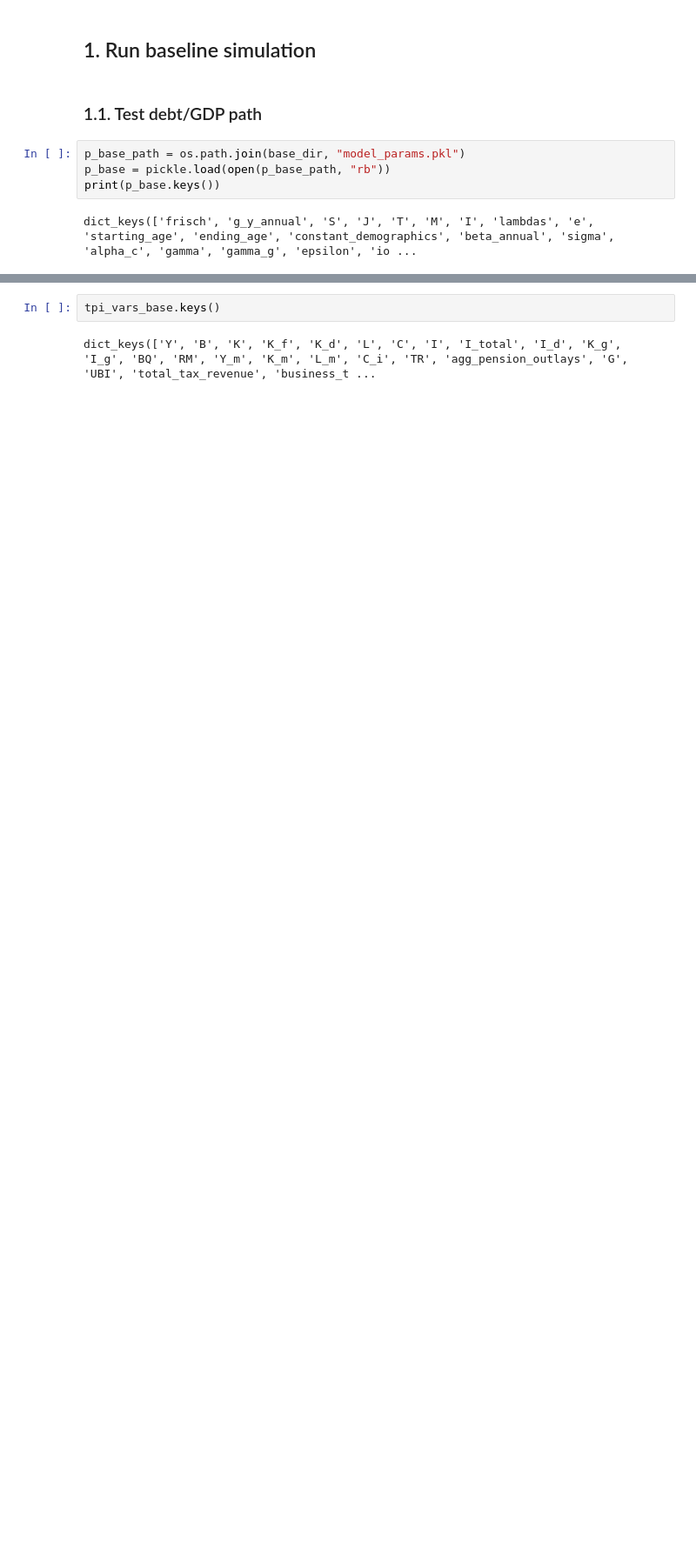
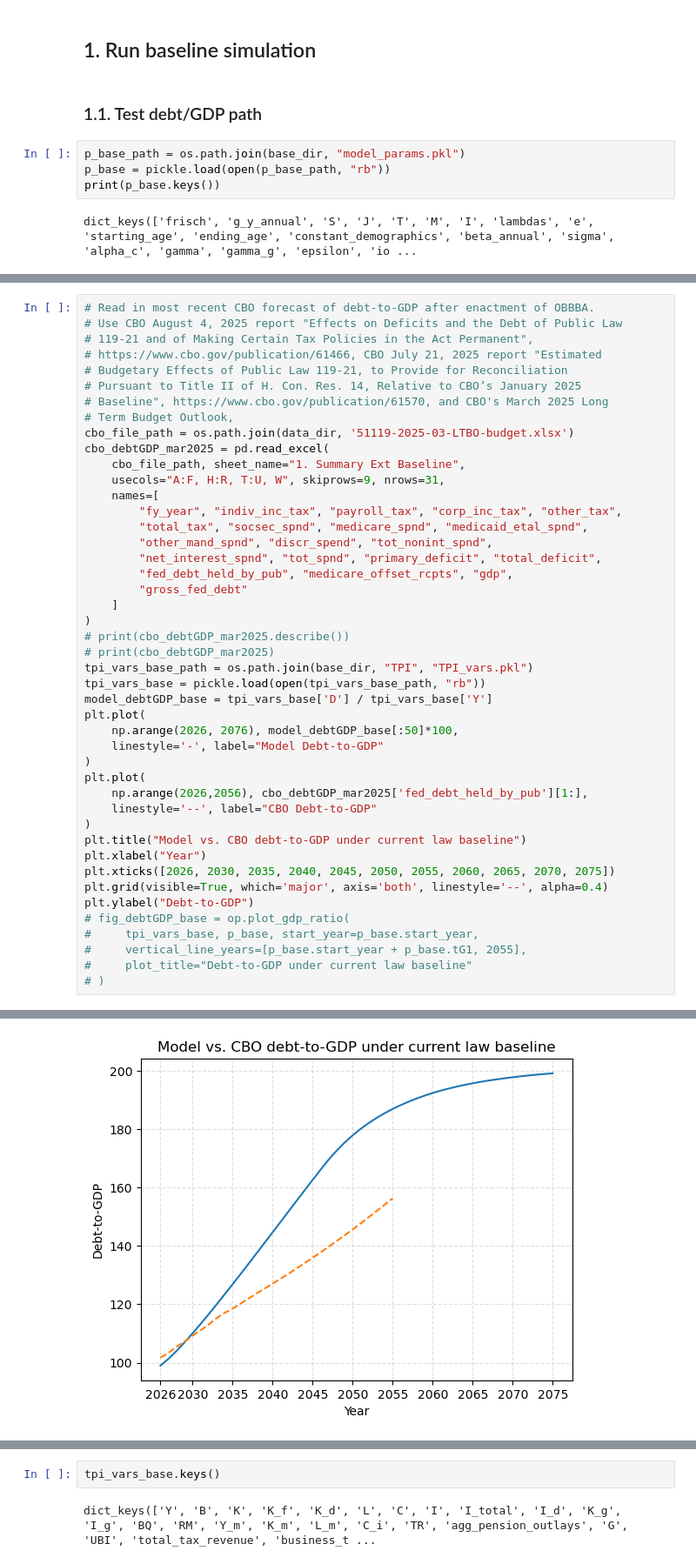
Before and after one commit to jdebacker/SS_MaxBen, a Jupyter notebook: code/ss_maxben.ipynb, the cells around one changed output, grey strips where cells are left out. Shown: that part at 87% size. Drawn from its saved outputs; the diff is of its cells as text; blank space fills up the shorter version.

Commit message:
Added data file and update Python files

```diff
--- a/code/ss_maxben.ipynb
+++ b/code/ss_maxben.ipynb
@@ -54,0 +45,46 @@ fig_debtGDP_base = op.plot_gdp_ratio(
+# %%
+# Read in most recent CBO forecast of debt-to-GDP after enactment of OBBBA.
+# Use CBO August 4, 2025 report "Effects on Deficits and the Debt of Public Law
+# 119-21 and of Making Certain Tax Policies in the Act Permanent",
+# https://www.cbo.gov/publication/61466, CBO July 21, 2025 report "Estimated
+# Budgetary Effects of Public Law 119-21, to Provide for Reconciliation
+# Pursuant to Title II of H. Con. Res. 14, Relative to CBO’s January 2025
+# Baseline", https://www.cbo.gov/publication/61570, and CBO's March 2025 Long
+# Term Budget Outlook,
+cbo_file_path = os.path.join(data_dir, '51119-2025-03-LTBO-budget.xlsx')
+cbo_debtGDP_mar2025 = pd.read_excel(
+    cbo_file_path, sheet_name="1. Summary Ext Baseline",
+    usecols="A:F, H:R, T:U, W", skiprows=9, nrows=31,
+    names=[
+        "fy_year", "indiv_inc_tax", "payroll_tax", "corp_inc_tax", "other_tax",
+        "total_tax", "socsec_spnd", "medicare_spnd", "medicaid_etal_spnd",
+        "other_mand_spnd", "discr_spend", "tot_nonint_spnd",
+        "net_interest_spnd", "tot_spnd", "primary_deficit", "total_deficit",
+        "fed_debt_held_by_pub", "medicare_offset_rcpts", "gdp",
+        "gross_fed_debt"
+    ]
+)
+# print(cbo_debtGDP_mar2025.describe())
+# print(cbo_debtGDP_mar2025)
+tpi_vars_base_path = os.path.join(base_dir, "TPI", "TPI_vars.pkl")
+tpi_vars_base = pickle.load(open(tpi_vars_base_path, "rb"))
+model_debtGDP_base = tpi_vars_base['D'] / tpi_vars_base['Y']
+plt.plot(
+    np.arange(2026, 2076), model_debtGDP_base[:50]*100,
+    linestyle='-', label="Model Debt-to-GDP"
+)
+plt.plot(
+    np.arange(2026,2056), cbo_debtGDP_mar2025['fed_debt_held_by_pub'][1:],
+    linestyle='--', label="CBO Debt-to-GDP"
+)
+plt.title("Model vs. CBO debt-to-GDP under current law baseline")
+plt.xlabel("Year")
+plt.xticks([2026, 2030, 2035, 2040, 2045, 2050, 2055, 2060, 2065, 2070, 2075])
+plt.grid(visible=True, which='major', axis='both', linestyle='--', alpha=0.4)
+plt.ylabel("Debt-to-GDP")
+# fig_debtGDP_base = op.plot_gdp_ratio(
+#     tpi_vars_base, p_base, start_year=p_base.start_year,
+#     vertical_line_years=[p_base.start_year + p_base.tG1, 2055],
+#     plot_title="Debt-to-GDP under current law baseline"
+# )
+# %% [output]
@@ -54,0 +92 @@ fig_debtGDP_base = op.plot_gdp_ratio(
+[figure, added]
```
Also changed, not shown: parts of 3 cells of this notebook, 2 other files.
